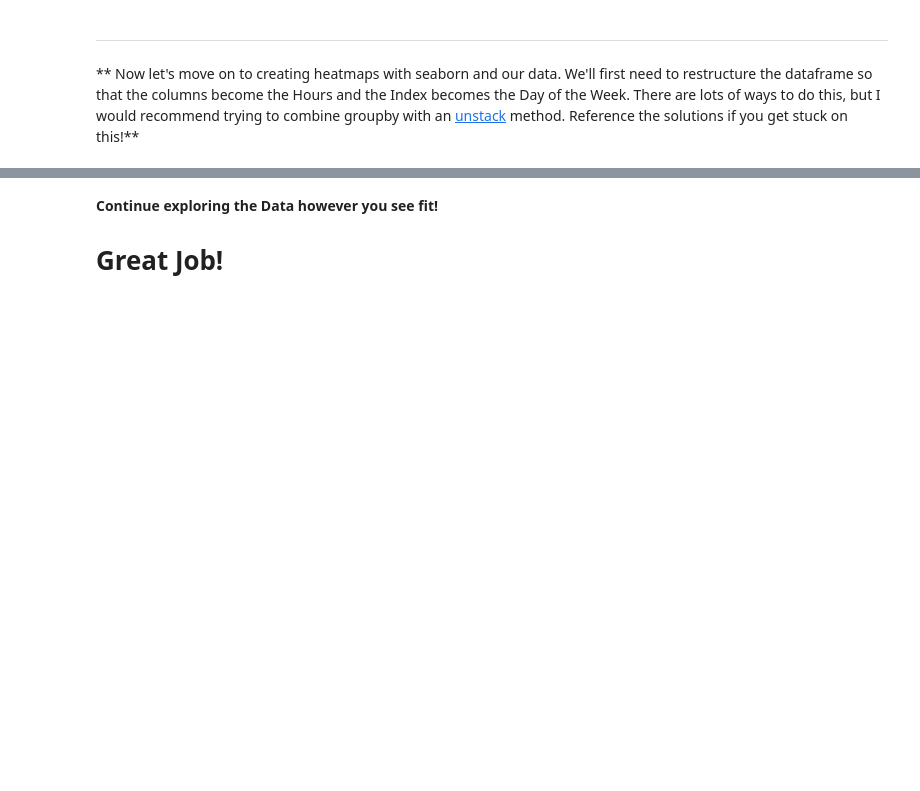
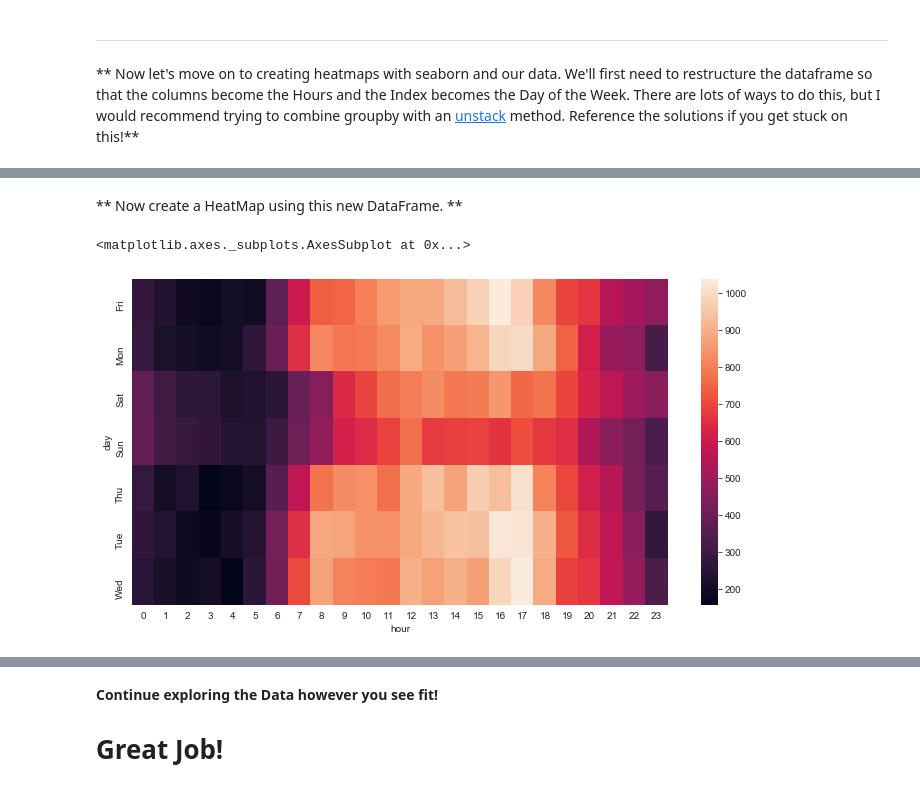
Before and after one commit to hky404/datascience-machine-learning-bootcamp, a Jupyter notebook: Refactored_Py_DS_ML_Bootcamp-master/10-Data-Capstone-Projects/01-911 Calls Data Capstone Project.ipynb, the cells around one changed output, grey strips where cells are left out. Cells and saved outputs as stored; diff of their text form; code cells hidden in the pictures; blank space fills up the shorter version.

```diff
--- a/Refactored_Py_DS_ML_Bootcamp-master/10-Data-Capstone-Projects/01-911 Calls Data Capstone Project.ipynb
+++ b/Refactored_Py_DS_ML_Bootcamp-master/10-Data-Capstone-Projects/01-911 Calls Data Capstone Project.ipynb
@@ -360,3 +307,5 @@ plt.tight_layout()
 # %% [markdown]
 ____
 ** Now let's move on to creating  heatmaps with seaborn and our data. We'll first need to restructure the dataframe so that the columns become the Hours and the Index becomes the Day of the Week. There are lots of ways to do this, but I would recommend trying to combine groupby with an [unstack](http://pandas.pydata.org/pandas-docs/stable/generated/pandas.DataFrame.unstack.html) method. Reference the solutions if you get stuck on this!**
+# %%
+df_day_hour = df.groupby(['day', 'hour']).count()['Reason'].unstack()
@@ -362,0 +325,8 @@ ____
+# %% [markdown]
+** Now create a HeatMap using this new DataFrame. **
+# %%
+plt.figure(figsize=(12, 6))
+sns.heatmap(df_day_hour)
+# %% [output]
+<matplotlib.axes._subplots.AxesSubplot at 0x...>
+[figure, added]
```
Also changed, not shown: parts of 32 cells of this notebook, 3 other files.
